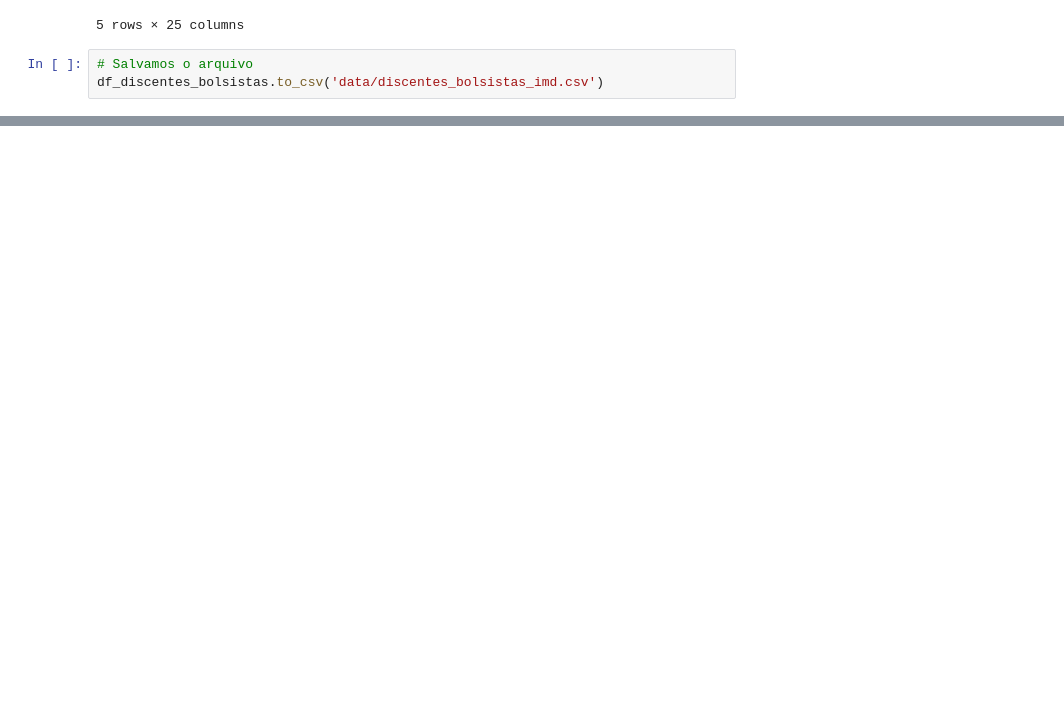
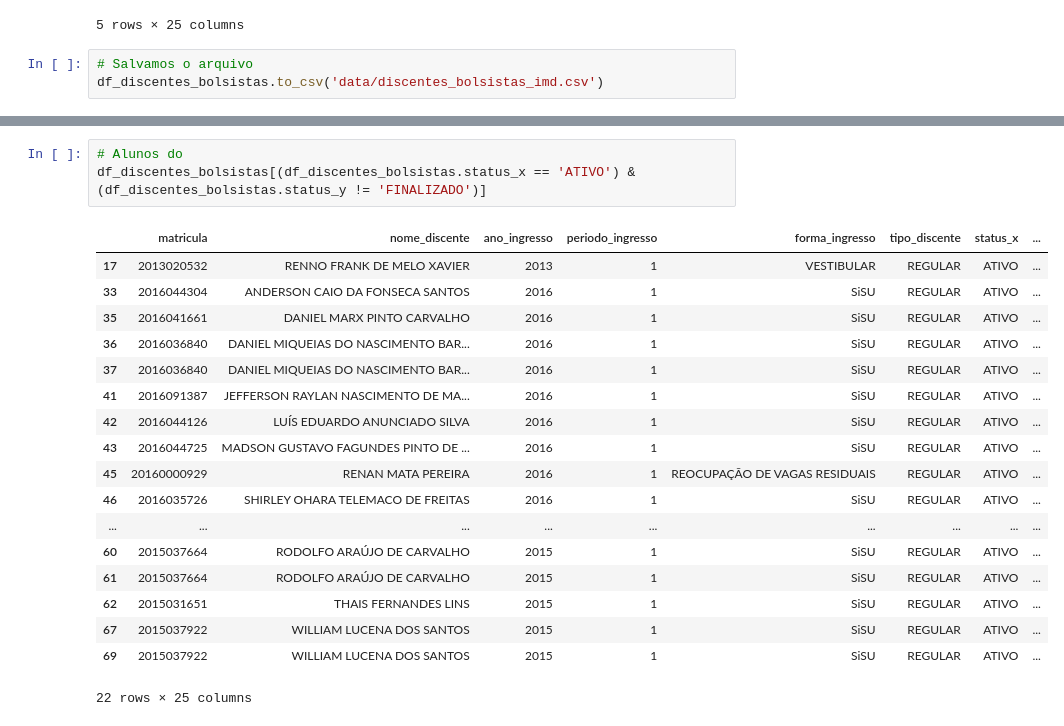
Before and after one commit to alvarofpp/imd0033-imd-pesquisa, a Jupyter notebook: IMD Pesquisa.ipynb, the cells around one changed output, grey strips where cells are left out. Saved outputs shown, nothing was run; the diff lists cells and outputs as text; blank space fills up the shorter version.

```diff
--- a/IMD Pesquisa.ipynb
+++ b/IMD Pesquisa.ipynb
@@ -195,0 +225,22 @@ df_discentes_bolsistas.to_csv('data/discentes_bolsistas_imd.csv')
+# %%
+# Alunos do
+df_discentes_bolsistas[(df_discentes_bolsistas.status_x == 'ATIVO') & (df_discentes_bolsistas.status_y != 'FINALIZADO')]
+# %% [output]
+|  | matricula | nome_discente | ano_ingresso | periodo_ingresso | forma_ingresso | tipo_discente | status_x | ... |
+| 17 | 2013020532 | RENNO FRANK DE MELO XAVIER | 2013 | 1 | VESTIBULAR | REGULAR | ATIVO | ... |
+| 33 | 2016044304 | ANDERSON CAIO DA FONSECA SANTOS | 2016 | 1 | SiSU | REGULAR | ATIVO | ... |
+| 35 | 2016041661 | DANIEL MARX PINTO CARVALHO | 2016 | 1 | SiSU | REGULAR | ATIVO | ... |
+| 36 | 2016036840 | DANIEL MIQUEIAS DO NASCIMENTO BAR... | 2016 | 1 | SiSU | REGULAR | ATIVO | ... |
+| 37 | 2016036840 | DANIEL MIQUEIAS DO NASCIMENTO BAR... | 2016 | 1 | SiSU | REGULAR | ATIVO | ... |
+| 41 | 2016091387 | JEFFERSON RAYLAN NASCIMENTO DE MA... | 2016 | 1 | SiSU | REGULAR | ATIVO | ... |
+| 42 | 2016044126 | LUÍS EDUARDO ANUNCIADO SILVA | 2016 | 1 | SiSU | REGULAR | ATIVO | ... |
+| 43 | 2016044725 | MADSON GUSTAVO FAGUNDES PINTO DE ... | 2016 | 1 | SiSU | REGULAR | ATIVO | ... |
+| 45 | 20160000929 | RENAN MATA PEREIRA | 2016 | 1 | REOCUPAÇÃO DE VAGAS RESIDUAIS | REGULAR | ATIVO | ... |
+| 46 | 2016035726 | SHIRLEY OHARA TELEMACO DE FREITAS | 2016 | 1 | SiSU | REGULAR | ATIVO | ... |
+| ... | ... | ... | ... | ... | ... | ... | ... | ... |
+| 60 | 2015037664 | RODOLFO ARAÚJO DE CARVALHO | 2015 | 1 | SiSU | REGULAR | ATIVO | ... |
+| 61 | 2015037664 | RODOLFO ARAÚJO DE CARVALHO | 2015 | 1 | SiSU | REGULAR | ATIVO | ... |
+| 62 | 2015031651 | THAIS FERNANDES LINS | 2015 | 1 | SiSU | REGULAR | ATIVO | ... |
+| 67 | 2015037922 | WILLIAM LUCENA DOS SANTOS | 2015 | 1 | SiSU | REGULAR | ATIVO | ... |
+| 69 | 2015037922 | WILLIAM LUCENA DOS SANTOS | 2015 | 1 | SiSU | REGULAR | ATIVO | ... |
+22 rows × 25 columns
```
Also changed, not shown: parts of 9 cells of this notebook.
